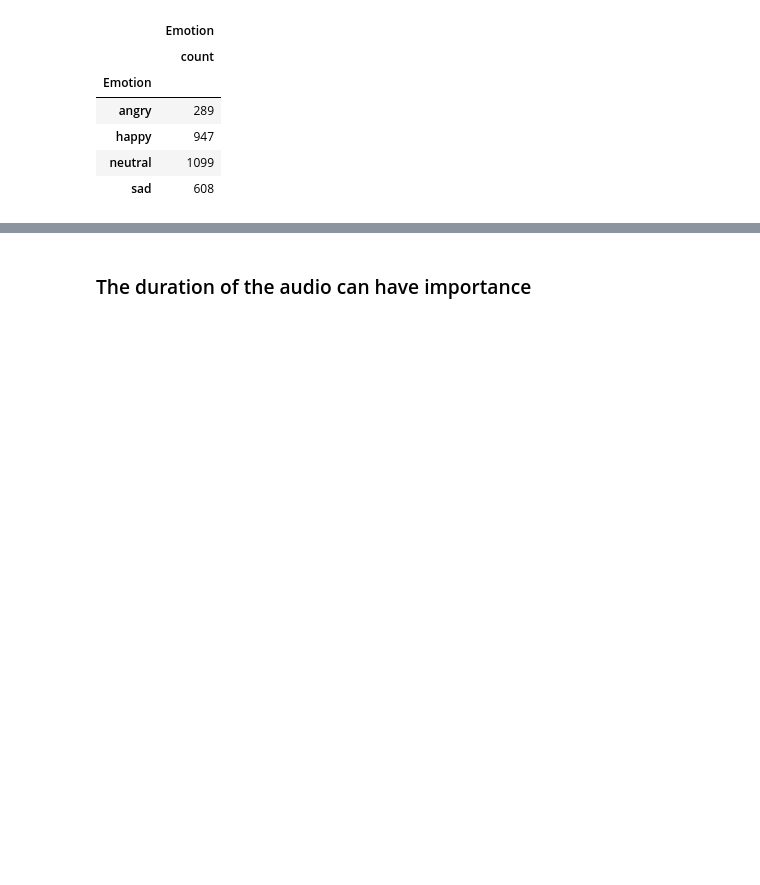
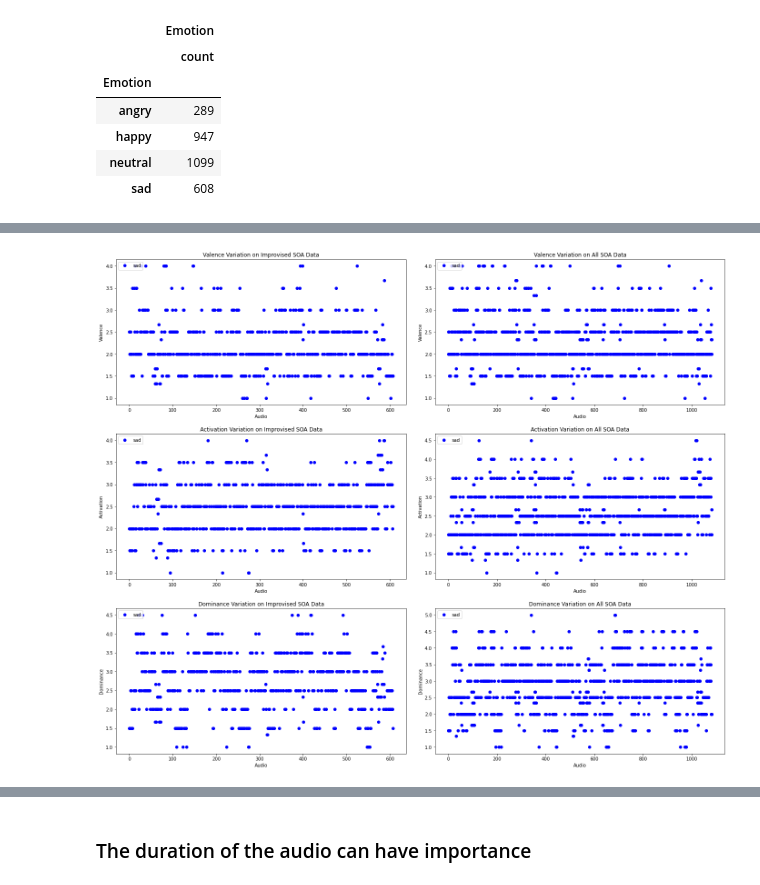
Before and after one commit to MarioCSilva/Speech_Emotion_Recognition_Thesis, a Jupyter notebook: iemocap/data/2_models_study.ipynb, the cells around one changed output, grey strips where cells are left out. Saved outputs shown, nothing was run; the diff lists cells and outputs as text; code cells hidden in the pictures; blank space fills up the shorter version.

```diff
--- a/iemocap/data/2_models_study.ipynb
+++ b/iemocap/data/2_models_study.ipynb
@@ -195,0 +235,4 @@ plt.show()
+# %%
+labels_variations(['sad'])
+# %% [output]
+[figure, added]
```
Also changed, not shown: parts of 5 cells of this notebook.
